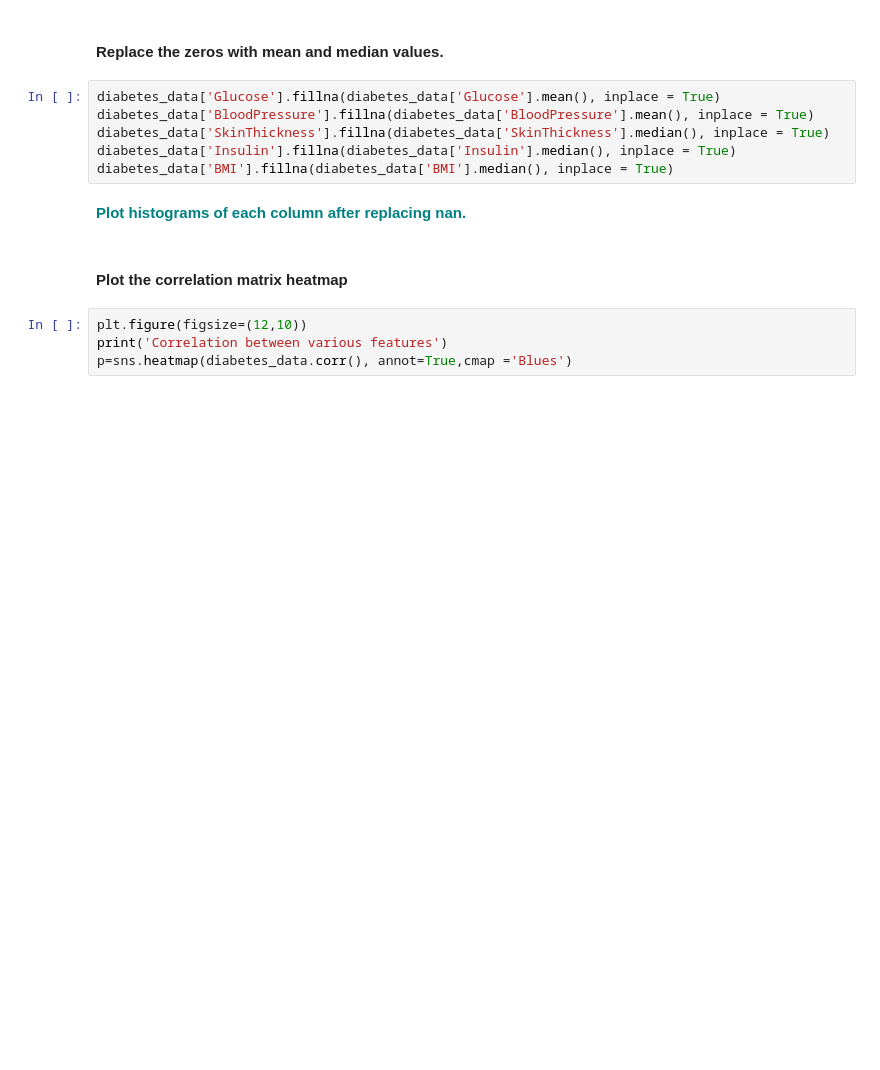
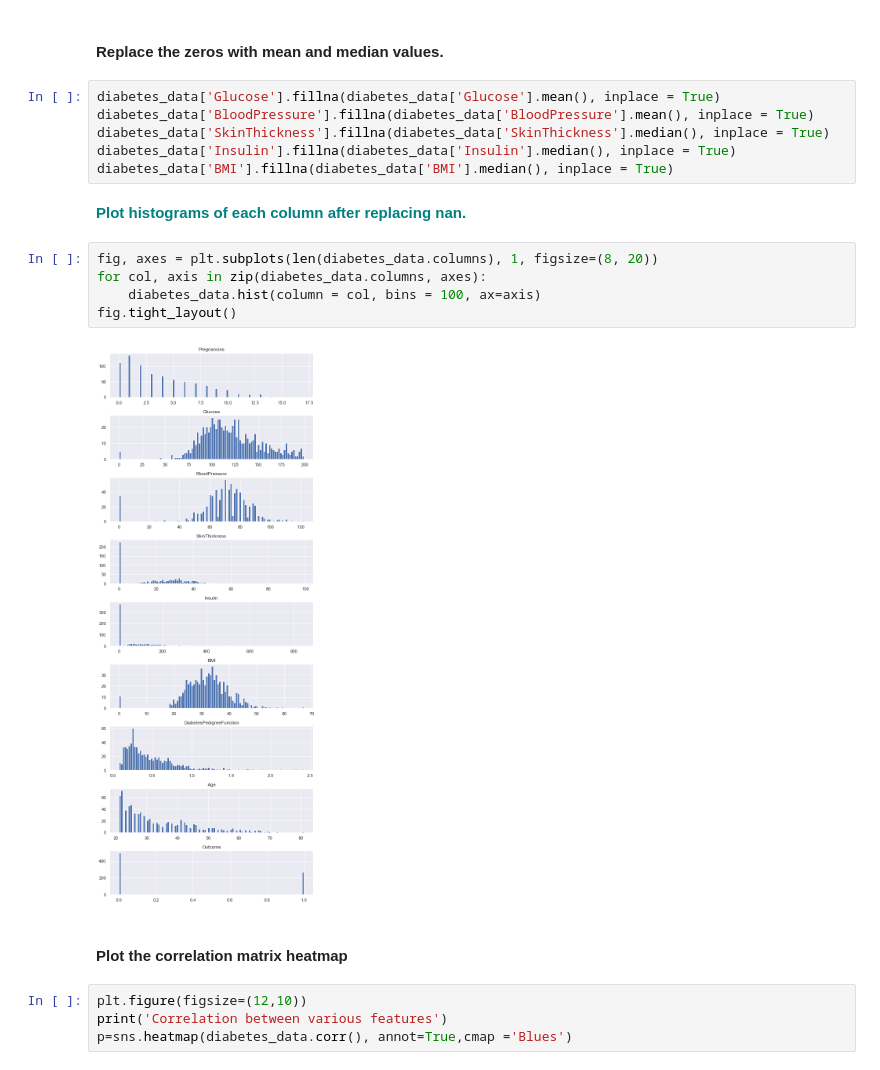
Before and after one commit to BinhKieu82/Springboard_NormProj, a Jupyter notebook: 18.2GridSearchKNN_Case_Study/GridSearchKNN_Case_Study.ipynb, the cells around one changed output. Saved outputs shown, nothing was run; the diff lists cells and outputs as text; blank space fills up the shorter version.

```diff
--- a/18.2GridSearchKNN_Case_Study/GridSearchKNN_Case_Study.ipynb
+++ b/18.2GridSearchKNN_Case_Study/GridSearchKNN_Case_Study.ipynb
@@ -75,6 +89,13 @@ diabetes_data['Insulin'].fillna(diabetes_data['Insulin'].median(), inplace = Tru
 diabetes_data['BMI'].fillna(diabetes_data['BMI'].median(), inplace = True)
 # %% [markdown]
 **<font color='teal'> Plot histograms of each column after replacing nan. </font>**
+# %%
+fig, axes = plt.subplots(len(diabetes_data.columns), 1, figsize=(8, 20))
+for col, axis in zip(diabetes_data.columns, axes):
+    diabetes_data.hist(column = col, bins = 100, ax=axis)
+fig.tight_layout()
+# %% [output]
+[figure, added]
 # %% [markdown]
 #### Plot the correlation matrix heatmap
 # %%
```
Also changed, not shown: parts of 2 cells of this notebook.
